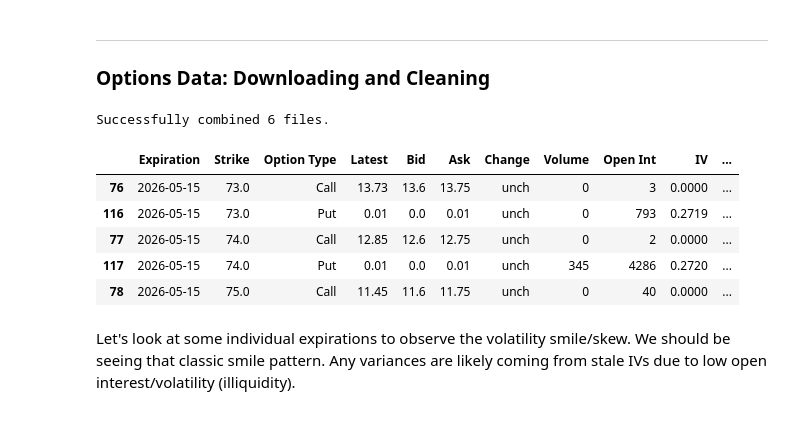
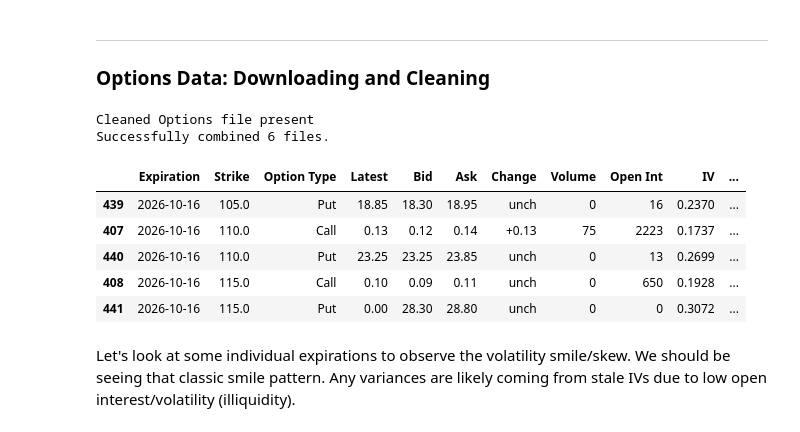
Before and after one commit to ethanasbell/market-making-simulator, a Jupyter notebook: scripts/options_data.ipynb, the cells around one changed output. Cells and saved outputs as stored; diff of their text form; code cells hidden in the pictures.

```diff
--- a/scripts/options_data.ipynb
+++ b/scripts/options_data.ipynb
@@ -29,6 +29,11 @@ for file_path in data_dir.glob("*.csv"):
 
     if match:
         expiration_date = match.group(1)
+
+    elif file_path.name == "Cleaned Options.csv":
+        print("Cleaned Options file present")
+        continue
+
     else:
         print(f"Warning: Could not find expiration date in {file_path.name}. Skipping.")
         continue
@@ -88,21 +93,25 @@ if df_list:
     # Change Last Trade to datetime
     options_df['Last Trade'] = pd.to_datetime(options_df['Last Trade'], format='%m/%d/%y')
 
+    # Create a Time to Maturity column
+    options_df['Time to Maturity'] = (options_df['Expiration'] - pd.to_datetime('04-24-2026')).dt.days / 365
+
     print(f"Successfully combined {len(df_list)} files.")
 
 else:
     print("No files were processed.")
 # %% [output]
+Cleaned Options file present
 Successfully combined 6 files.
 # %%
-options_df.head()
+options_df.tail()
 # %% [output]
 |  | Expiration | Strike | Option Type | Latest | Bid | Ask | Change | Volume | Open Int | IV | ... |
-| 76 | 2026-05-15 | 73.0 | Call | 13.73 | 13.6 | 13.75 | unch | 0 | 3 | 0.0000 | ... |
-| 116 | 2026-05-15 | 73.0 | Put | 0.01 | 0.0 | 0.01 | unch | 0 | 793 | 0.2719 | ... |
-| 77 | 2026-05-15 | 74.0 | Call | 12.85 | 12.6 | 12.75 | unch | 0 | 2 | 0.0000 | ... |
-| 117 | 2026-05-15 | 74.0 | Put | 0.01 | 0.0 | 0.01 | unch | 345 | 4286 | 0.2720 | ... |
-| 78 | 2026-05-15 | 75.0 | Call | 11.45 | 11.6 | 11.75 | unch | 0 | 40 | 0.0000 | ... |
+| 439 | 2026-10-16 | 105.0 | Put | 18.85 | 18.30 | 18.95 | unch | 0 | 16 | 0.2370 | ... |
+| 407 | 2026-10-16 | 110.0 | Call | 0.13 | 0.12 | 0.14 | +0.13 | 75 | 2223 | 0.1737 | ... |
+| 440 | 2026-10-16 | 110.0 | Put | 23.25 | 23.25 | 23.85 | unch | 0 | 13 | 0.2699 | ... |
+| 408 | 2026-10-16 | 115.0 | Call | 0.10 | 0.09 | 0.11 | unch | 0 | 650 | 0.1928 | ... |
+| 441 | 2026-10-16 | 115.0 | Put | 0.00 | 28.30 | 28.80 | unch | 0 | 0 | 0.3072 | ... |
 # %% [markdown]
 Let's look at some individual expirations to observe the volatility smile/skew. We should be seeing that classic smile pattern. Any variances are likely coming from stale IVs due to low open interest/volatility (illiquidity).
 # %%
```
Also changed, not shown: 4 other files.
